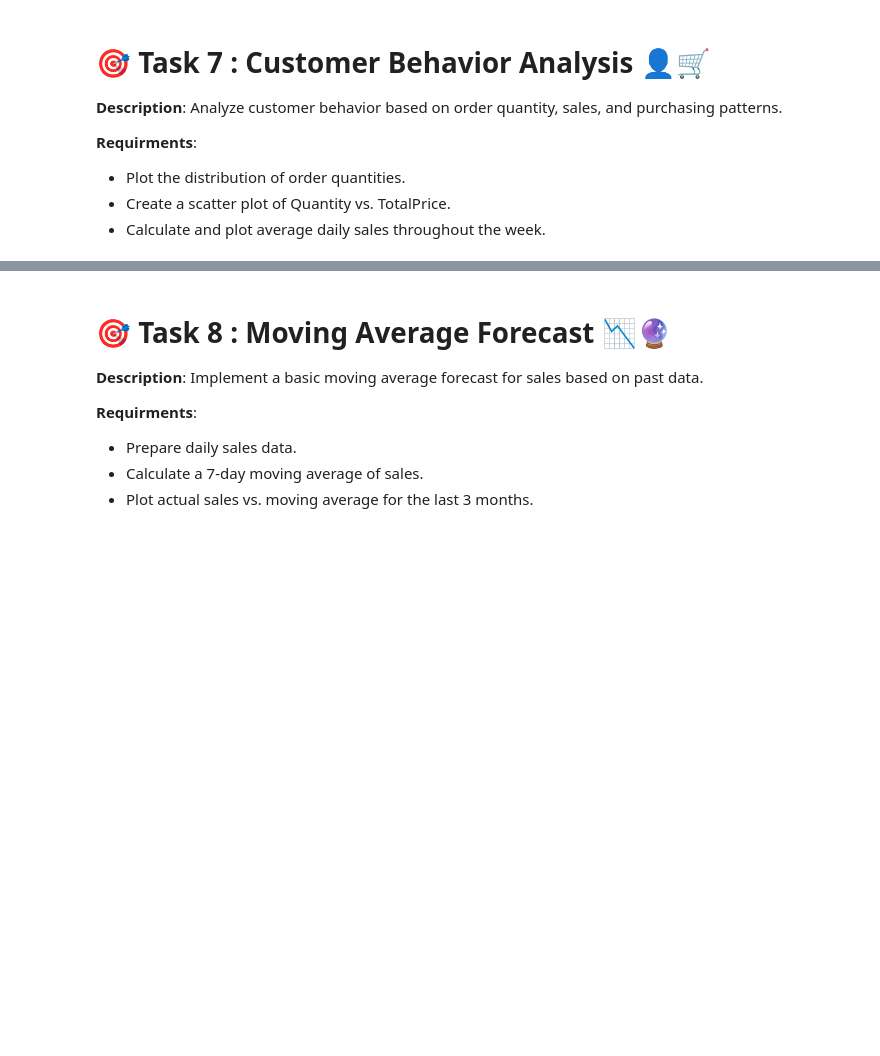
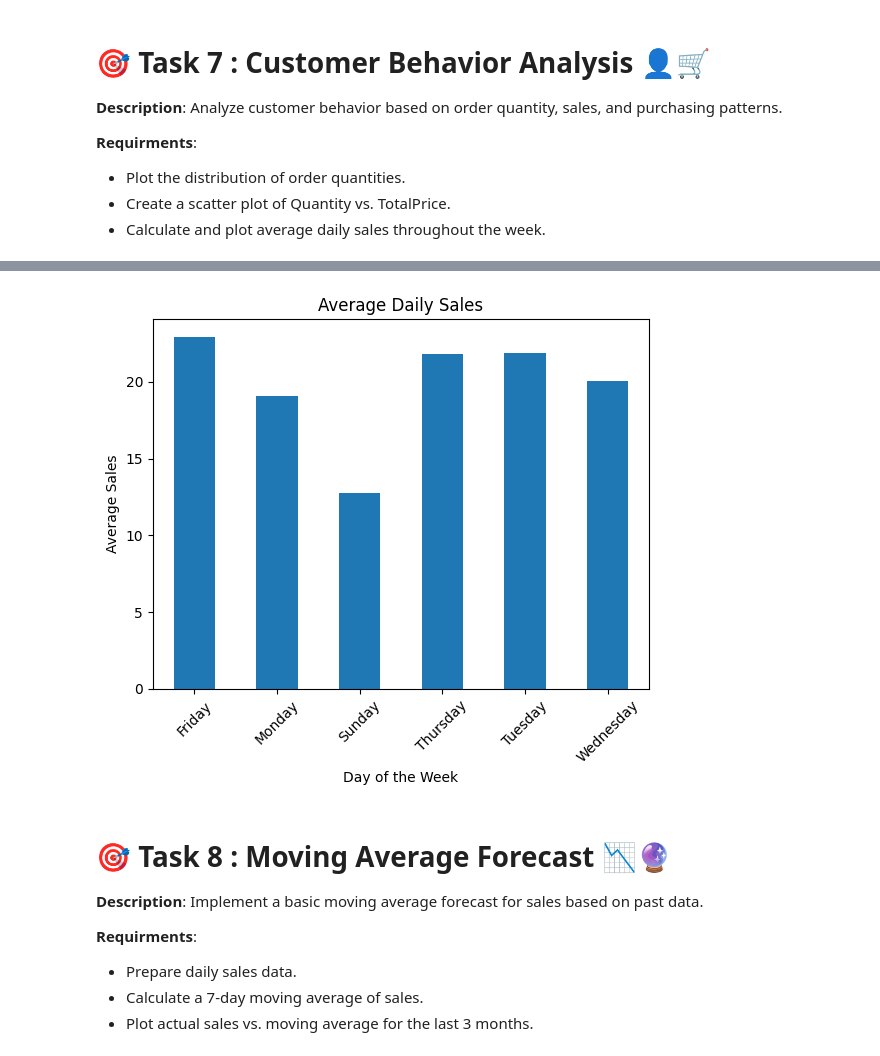
Before and after one commit to FR720/capstaneProject, a Jupyter notebook: Team_8_Capstone_Project_E_commerce_Analytics_Module.ipynb, the cells around one changed output, grey strips where cells are left out. Saved outputs shown, nothing was run; the diff lists cells and outputs as text; code cells hidden in the pictures; blank space fills up the shorter version.

```diff
--- a/Team_8_Capstone_Project_E_commerce_Analytics_Module.ipynb
+++ b/Team_8_Capstone_Project_E_commerce_Analytics_Module.ipynb
@@ -392,3 +405,14 @@ Percentage of Sales from Top 3 Countries: 89.94%
+# %%
+# Calculate and plot average daily sales throughout the week
+data_sales['DayOfWeek'] = data_sales['InvoiceDate'].dt.day_name()
+average_daily_sales = data_sales.groupby('DayOfWeek')['TotalPrice'].mean()
+average_daily_sales.plot(kind='bar', title='Average Daily Sales')
+plt.xlabel('Day of the Week')
+plt.xticks(rotation=45)
+plt.ylabel('Average Sales')
+plt.show()
+# %% [output]
+[figure, added]
 # %% [markdown]
 # 🎯 **Task 8 : Moving Average Forecast** 📉🔮
 **Description**: Implement a basic moving average forecast for sales based on past data.
```
Also changed, not shown: parts of 2 cells of this notebook.
